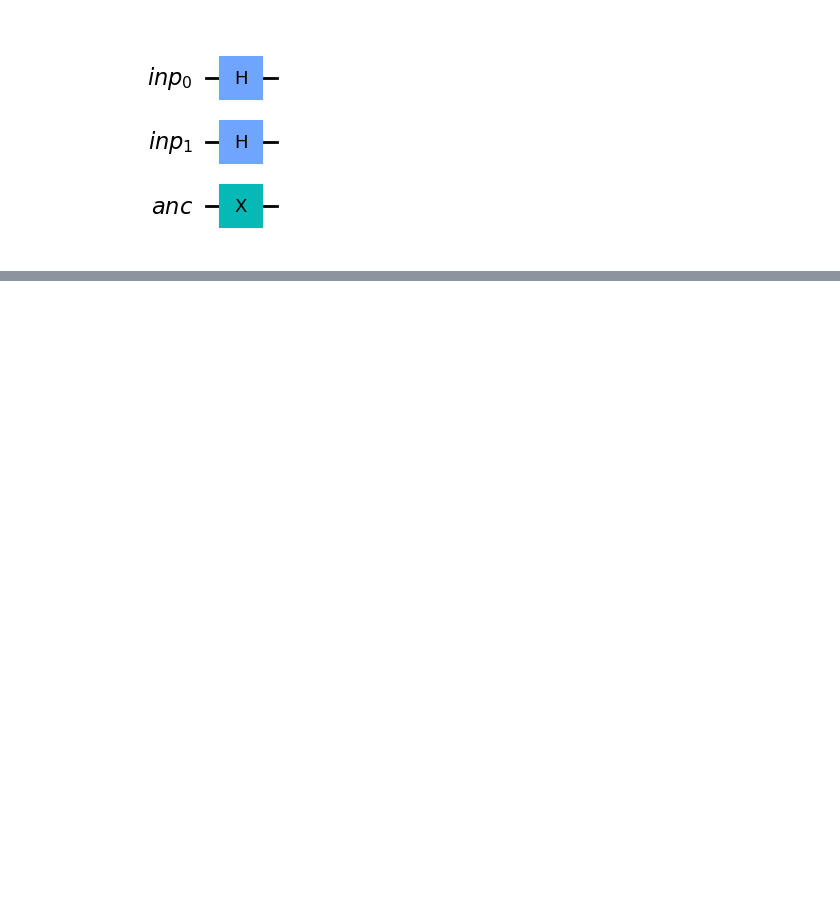
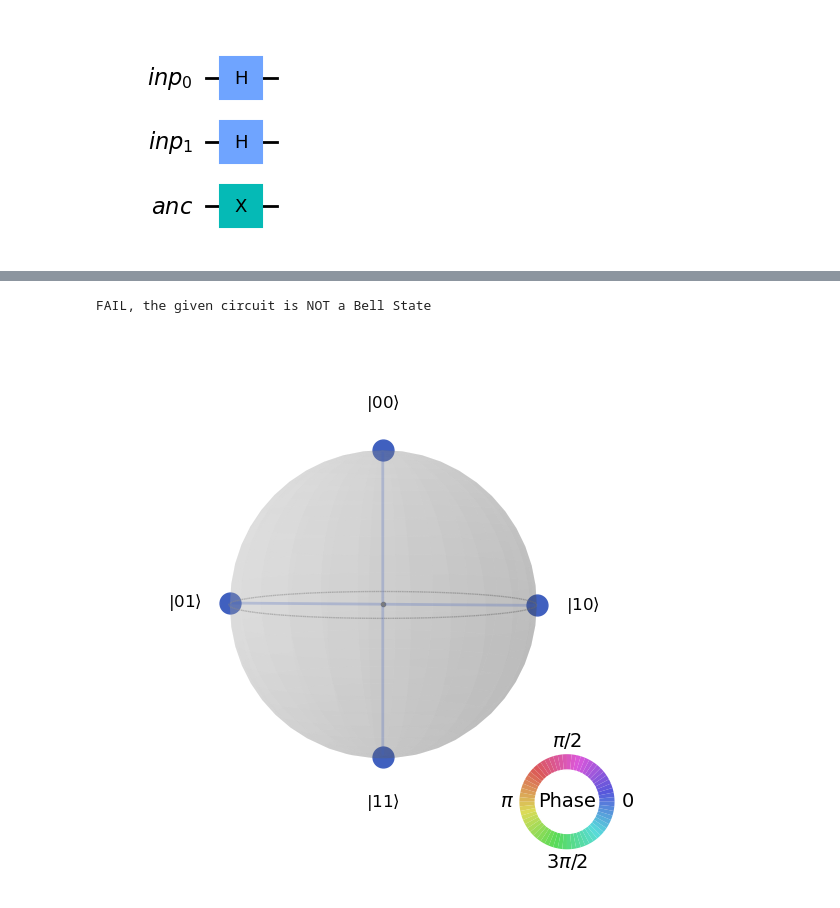
Before and after one commit to VRGQuantumTech/learning_qiskit, a Jupyter notebook: exam_exercices.ipynb, the cells around one changed output, grey strips where cells are left out. Saved outputs shown, nothing was run; the diff lists cells and outputs as text; code cells hidden in the pictures; blank space fills up the shorter version.

```diff
--- a/exam_exercices.ipynb
+++ b/exam_exercices.ipynb
@@ -233,0 +325,6 @@ Option D gives $ |q_1q_0>\frac{1}{2} (|00> + |01> +|10> + |11>) $ which is not a
+# %%
+qc_state = bell_check(qc, qasm)
+plot_state_qsphere(qc_state)
+# %% [output]
+FAIL, the given circuit is NOT a Bell State
+[figure, added]
```
Also changed, not shown: parts of 17 cells of this notebook.
